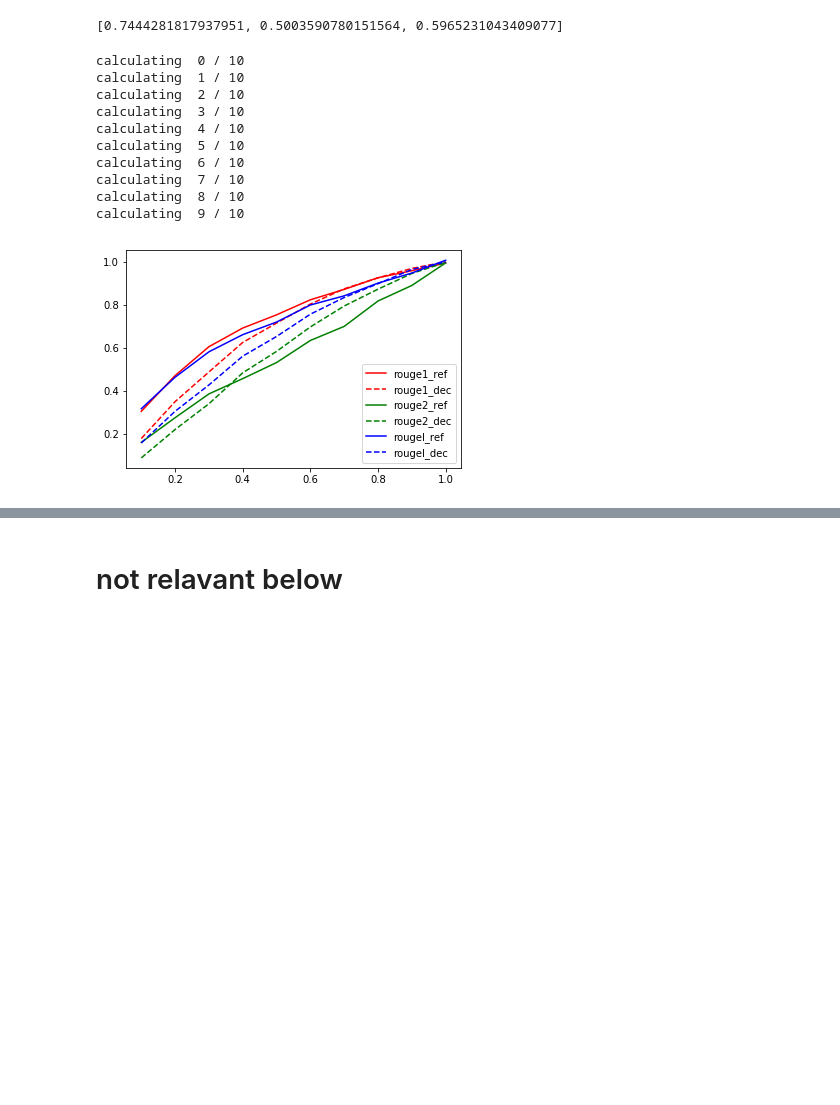
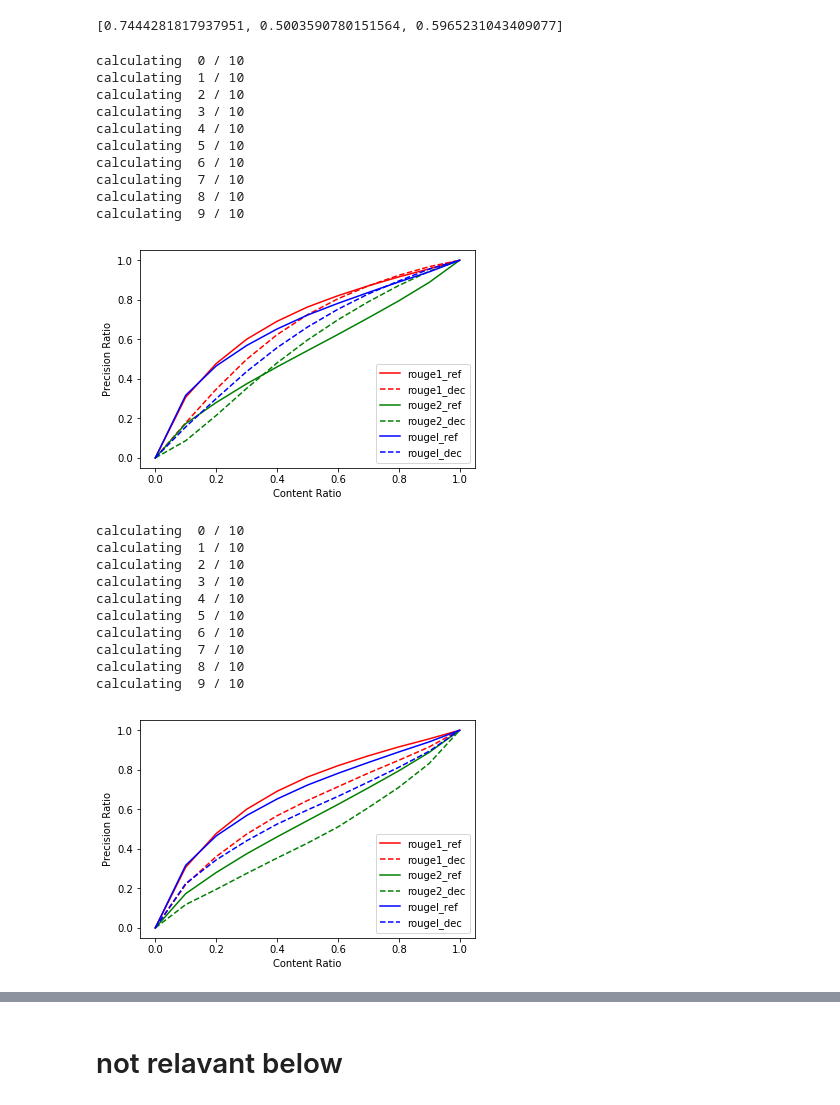
Before and after one commit to yiyang7/pointer, a Jupyter notebook: compute_rouge_teng_copy.ipynb, the cells around one changed output, grey strips where cells are left out. Drawn from its saved outputs; the diff is of its cells as text; code cells hidden in the pictures; blank space fills up the shorter version.

```diff
--- a/compute_rouge_teng_copy.ipynb
+++ b/compute_rouge_teng_copy.ipynb
@@ -444,9 +517,12 @@ def plot_coverage(path_pre, consider_first, ref_folder = '/content/', decode_fol
     plt.legend()
 # %%
-path_pre = '/home/ubuntu/cs224u/pointer/log/pretrained_relationship/decode_test_400maxenc_4beam_35mindec_120maxdec_ckpt-238410'
-consider_first = 2000
+# pretrained on relationships
 
-plot_coverage(path_pre, consider_first, ref_folder = '/content/', decode_folder = '/reference/')
+path_pre = '/home/ubuntu/cs224u/pointer/log/archive/pretrained_relationship_old/decode_test_400maxenc_4beam_35mindec_120maxdec_ckpt-238410'
+
+consider_first = 3000
+
+plot_coverage(path_pre, consider_first)
 # %% [output]
 calculating  0 / 10
 calculating  1 / 10
@@ -458,5 +534,25 @@ calculating  6 / 10
 calculating  7 / 10
 calculating  8 / 10
 calculating  9 / 10
-[figure, old version]
+[figure, new version]
+# %%
+# fine-tuned on relationships
+
+path_pre = '/home/ubuntu/cs224u/pointer/log/fine_tune_relationships_exp/decode_test_400maxenc_4beam_35mindec_120maxdec_ckpt-246304_cov_init'
+
+consider_first = 3000
+
+plot_coverage(path_pre, consider_first)
+# %% [output]
+calculating  0 / 10
+calculating  1 / 10
+calculating  2 / 10
+calculating  3 / 10
+calculating  4 / 10
+calculating  5 / 10
+calculating  6 / 10
+calculating  7 / 10
+calculating  8 / 10
+calculating  9 / 10
+[figure, added]
 # %%
```
Also changed, not shown: parts of 11 cells of this notebook, 11 other files.
